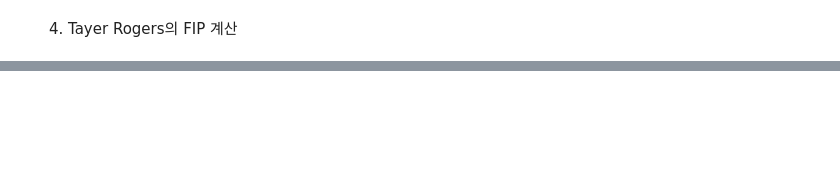
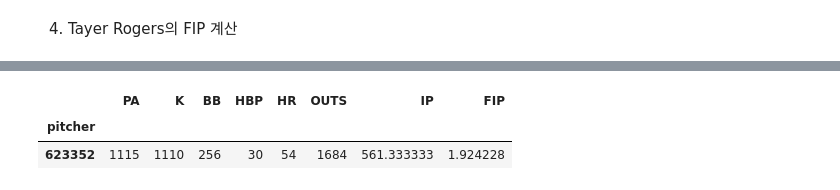
Before and after one commit to finn-sharp/Process-Mining-Analysis-on-MLB, a Jupyter notebook: process_analysis.ipynb, the cells around one changed output, grey strips where cells are left out. Cells and saved outputs as stored; diff of their text form; code cells hidden in the pictures; blank space fills up the shorter version.

```diff
--- a/process_analysis.ipynb
+++ b/process_analysis.ipynb
@@ -579,0 +684,6 @@ display(tb_kpa_cls)
+# %%
+fip(df_hader)
+# %% [output]
+|  | PA | K | BB | HBP | HR | OUTS | IP | FIP |
+| pitcher |  |  |  |  |  |  |  |  |
+| 623352 | 1115 | 1110 | 256 | 30 | 54 | 1684 | 561.333333 | 1.924228 |
```
Also changed, not shown: parts of 20 cells of this notebook.
